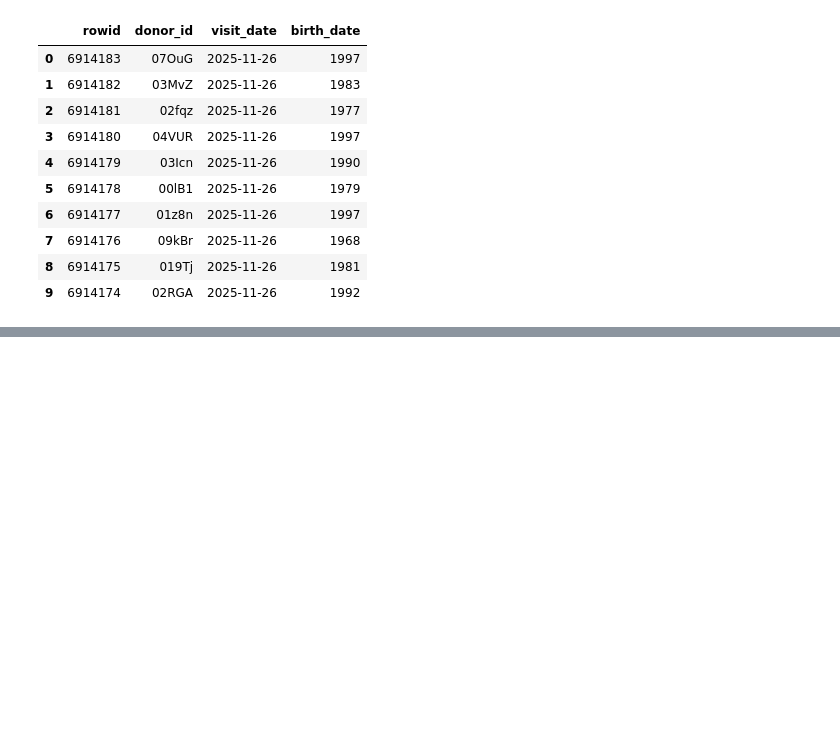
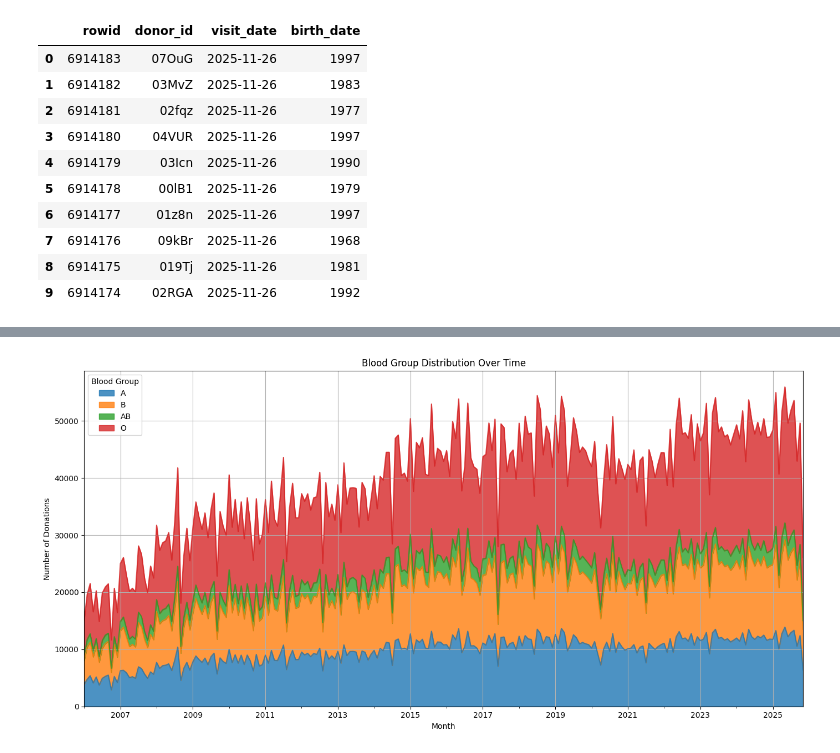
Before and after one commit to fariszahid02/etl_explore, a Jupyter notebook: analysis.ipynb, the cells around one changed output, grey strips where cells are left out. Cells and saved outputs as stored; diff of their text form; code cells hidden in the pictures; blank space fills up the shorter version.

```diff
--- a/analysis.ipynb
+++ b/analysis.ipynb
@@ -208,0 +228,40 @@ plt.show()
+# %%
+
+import duckdb
+import pandas as pd
+import matplotlib.pyplot as plt
+
+# Connect to DuckDB database
+conn = duckdb.connect('donations.duckdb')
+
+# Query blood group data
+query = "SELECT visit_date, blood_group FROM complete_donor WHERE blood_group IS NOT NULL"
+df = conn.execute(query).fetchdf()
+
+# Convert visit_date to datetime
+df['visit_date'] = pd.to_datetime(df['visit_date'])
+
+# Aggregate by month and blood group
+df_grouped = df.groupby([df['visit_date'].dt.to_period('M'), 'blood_group']).size().reset_index(name='count')
+df_grouped['visit_date'] = df_grouped['visit_date'].dt.to_timestamp()
+
+# Pivot for stacked area chart
+pivot_df = df_grouped.pivot(index='visit_date', columns='blood_group', values='count').fillna(0)
+
+# Sort columns for consistent order
+if set(['A','B','AB','O']).issubset(pivot_df.columns):
+    pivot_df = pivot_df[['A', 'B', 'AB', 'O']]
+
+# Plot stacked area chart
+plt.figure(figsize=(14, 7))
+pivot_df.plot.area(ax=plt.gca(), alpha=0.8)
+
+plt.title('Blood Group Distribution Over Time')
+plt.xlabel('Month')
+plt.ylabel('Number of Donations')
+plt.legend(title='Blood Group')
+plt.grid(True)
+plt.tight_layout()
+plt.savefig('blood_group_distribution.png')
+# %% [output]
+[figure, added]
```
Also changed, not shown: parts of 5 cells of this notebook.
